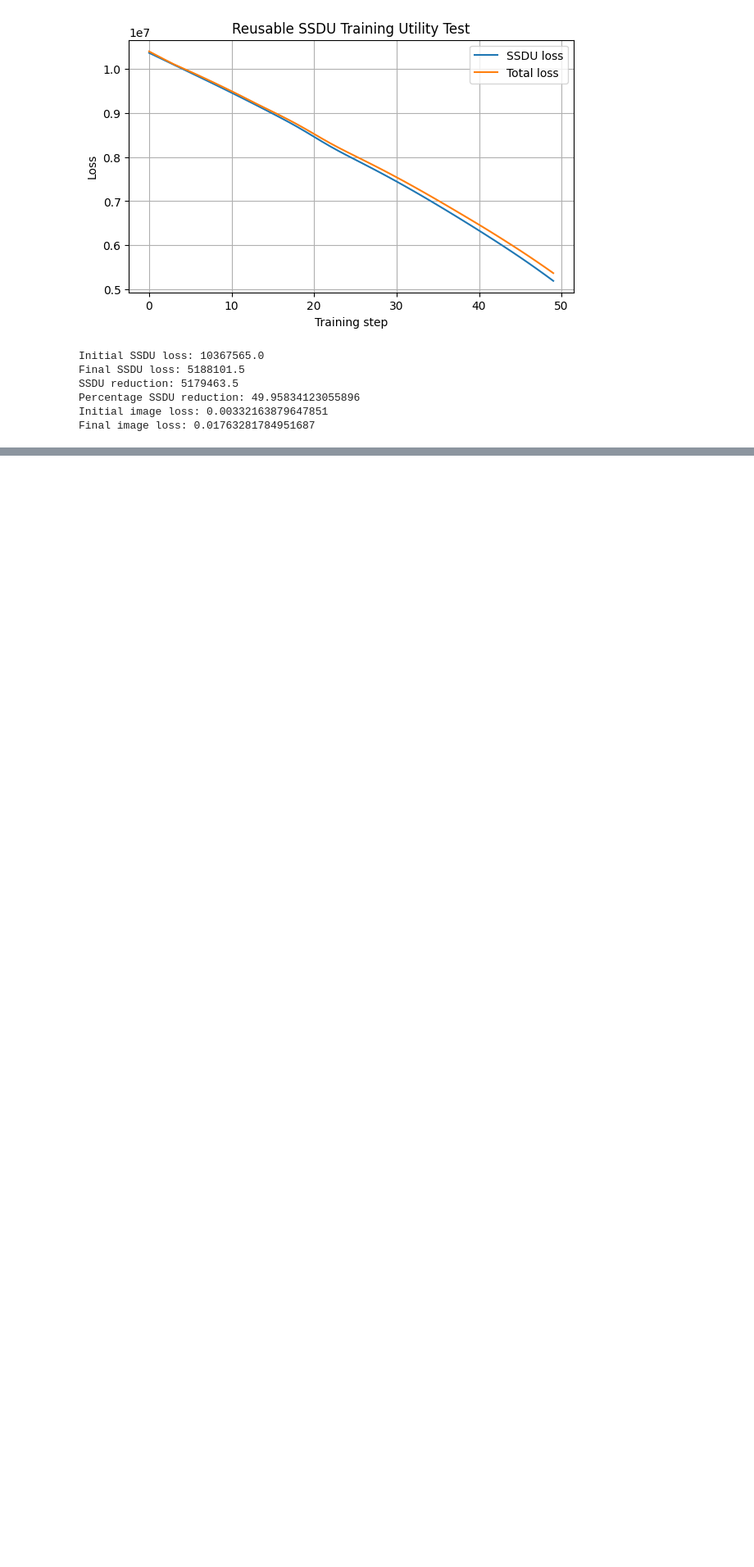
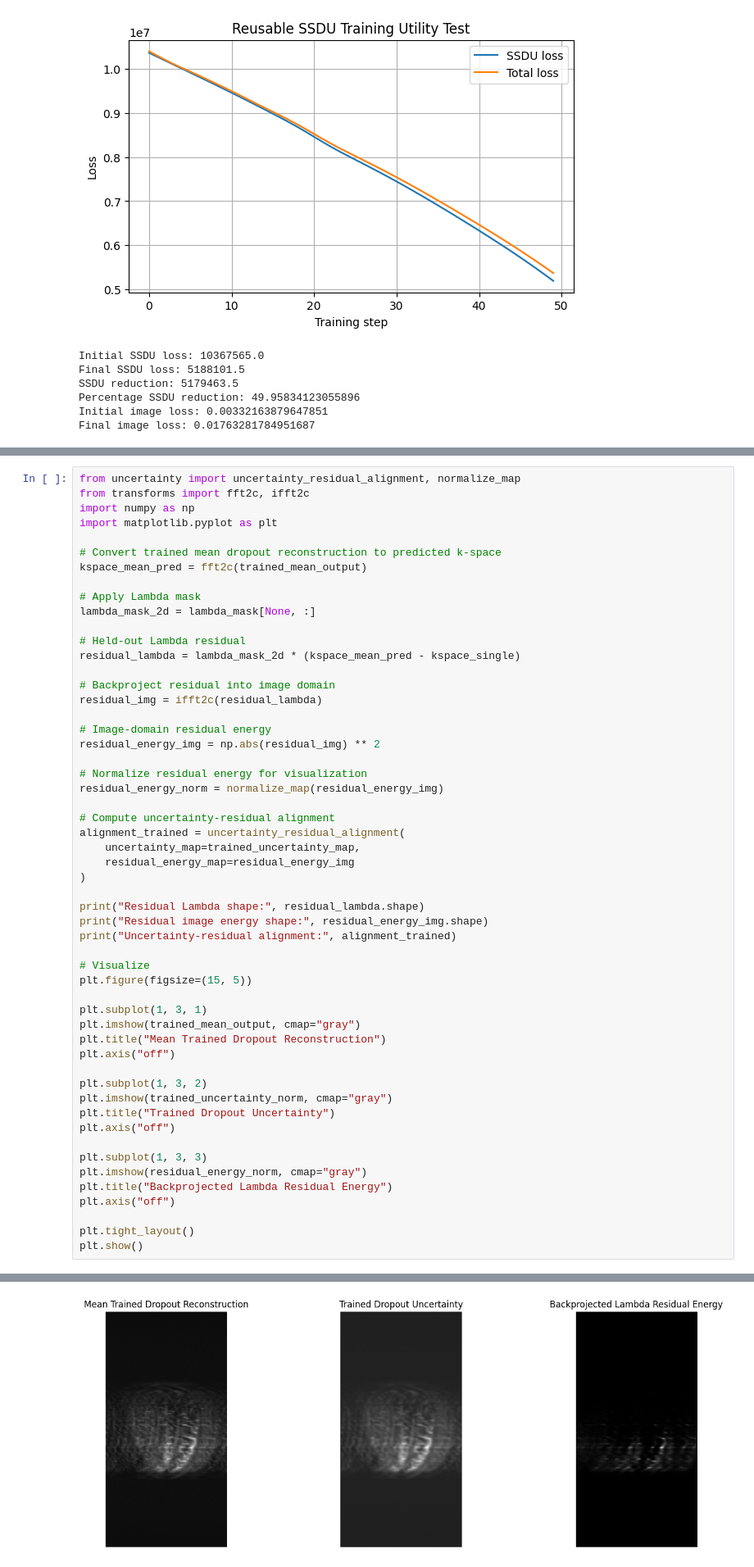
Before and after one commit to SILAS-RANSFORD-OSEI/reliability-aware-ssdu-mri, a Jupyter notebook: notebooks/02_ssdu_reconstruction_baseline.ipynb, the cells around one changed output, grey strips where cells are left out. Shown at 82% size. Drawn from its saved outputs; the diff is of its cells as text; blank space fills up the shorter version.

```diff
--- a/notebooks/02_ssdu_reconstruction_baseline.ipynb
+++ b/notebooks/02_ssdu_reconstruction_baseline.ipynb
@@ -634,0 +903,55 @@ Final image loss: 0.01763281784951687
+# %%
+from uncertainty import uncertainty_residual_alignment, normalize_map
+from transforms import fft2c, ifft2c
+import numpy as np
+import matplotlib.pyplot as plt
+
+# Convert trained mean dropout reconstruction to predicted k-space
+kspace_mean_pred = fft2c(trained_mean_output)
+
+# Apply Lambda mask
+lambda_mask_2d = lambda_mask[None, :]
+
+# Held-out Lambda residual
+residual_lambda = lambda_mask_2d * (kspace_mean_pred - kspace_single)
+
+# Backproject residual into image domain
+residual_img = ifft2c(residual_lambda)
+
+# Image-domain residual energy
+residual_energy_img = np.abs(residual_img) ** 2
+
+# Normalize residual energy for visualization
+residual_energy_norm = normalize_map(residual_energy_img)
+
+# Compute uncertainty-residual alignment
+alignment_trained = uncertainty_residual_alignment(
+    uncertainty_map=trained_uncertainty_map,
+    residual_energy_map=residual_energy_img
+)
+
+print("Residual Lambda shape:", residual_lambda.shape)
+print("Residual image energy shape:", residual_energy_img.shape)
+print("Uncertainty-residual alignment:", alignment_trained)
+
+# Visualize
+plt.figure(figsize=(15, 5))
+
+plt.subplot(1, 3, 1)
+plt.imshow(trained_mean_output, cmap="gray")
+plt.title("Mean Trained Dropout Reconstruction")
+plt.axis("off")
+
+plt.subplot(1, 3, 2)
+plt.imshow(trained_uncertainty_norm, cmap="gray")
+plt.title("Trained Dropout Uncertainty")
+plt.axis("off")
+
+plt.subplot(1, 3, 3)
+plt.imshow(residual_energy_norm, cmap="gray")
+plt.title("Backprojected Lambda Residual Energy")
+plt.axis("off")
+
+plt.tight_layout()
+plt.show()
+# %% [output]
@@ -634,0 +961 @@ Final image loss: 0.01763281784951687
+[figure, added]
```
Also changed, not shown: parts of 22 cells of this notebook.
